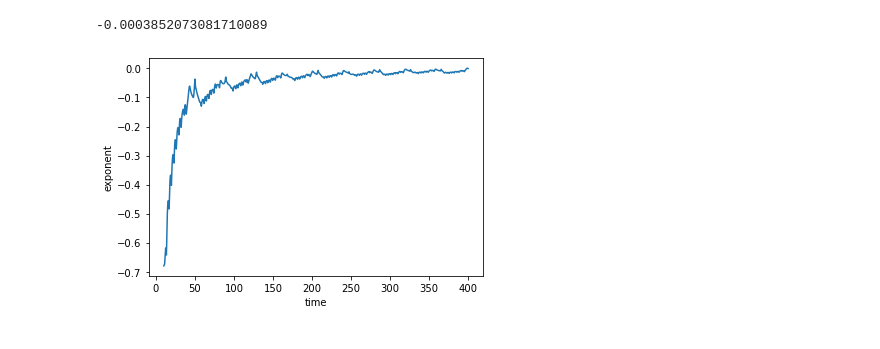
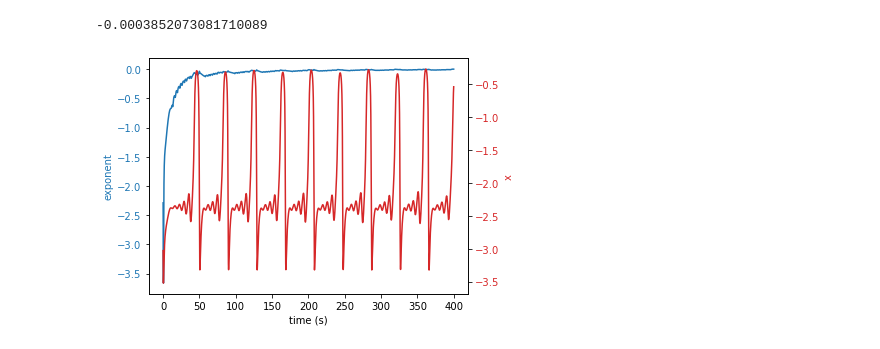
Before and after one commit to tdejardi96/Miscellaneous, a Jupyter notebook: lyapunov1.ipynb, the cells around one changed output. Cells and saved outputs as stored; diff of their text form; code cells hidden in the pictures.

Commit message:
add x trajectory to plot

```diff
--- a/lyapunov1.ipynb
+++ b/lyapunov1.ipynb
@@ -38,10 +36,12 @@ h=0.01
 x=-3
 y=0
 z=0
+g1=np.array([1,0,0])
 r=np.array([x,y,z])
 talp=0
 valt=[]
 vala=[]
+valx=[]
 while (t<=tmax):
     l1=jac(r,g1)
     l2=jac(r+0.5*h*l1,g1)
@@ -50,6 +50,7 @@ while (t<=tmax):
 
     g1=g1+(1.0/6)*h*(l1+2*l2+2*l3+l4)
     norm=np.sqrt(g1[0]**2+g1[1]**2+g1[2]**2)
+
     alp=np.log(norm)
     talp=talp+alp
     g1=g1/norm
@@ -62,15 +63,27 @@ while (t<=tmax):
     valt.append(t)
     vala.append(talp/t)
     r=r+(1.0/6)*h*(k1+2*k2+2*k3+k4)
+    valx.append(r[0])
 print (talp/tmax)
-del valt[0:1000]
-del vala[0:1000]
 # %% [output]
 -0.0003852073081710089
-# %%
-plt.plot(valt,vala)
-plt.xlabel('time')
-plt.ylabel('exponent')
-plt.show()
-# %% [output]
-[figure, removed]
+# %%
+fig, ax1 = plt.subplots()
+
+color = 'tab:blue'
+ax1.set_xlabel('time (s)')
+ax1.set_ylabel('exponent', color=color)
+ax1.plot(valt, vala, color=color)
+ax1.tick_params(axis='y', labelcolor=color)
+
+ax2 = ax1.twinx()
+
+color = 'tab:red'
+ax2.set_ylabel('x', color=color)
+ax2.plot(valt, valx, color=color)
+ax2.tick_params(axis='y', labelcolor=color)
+
+fig.tight_layout()
+plt.show()
+# %% [output]
+[figure, added]
```
Also changed, not shown: parts of 1 cell of this notebook.
